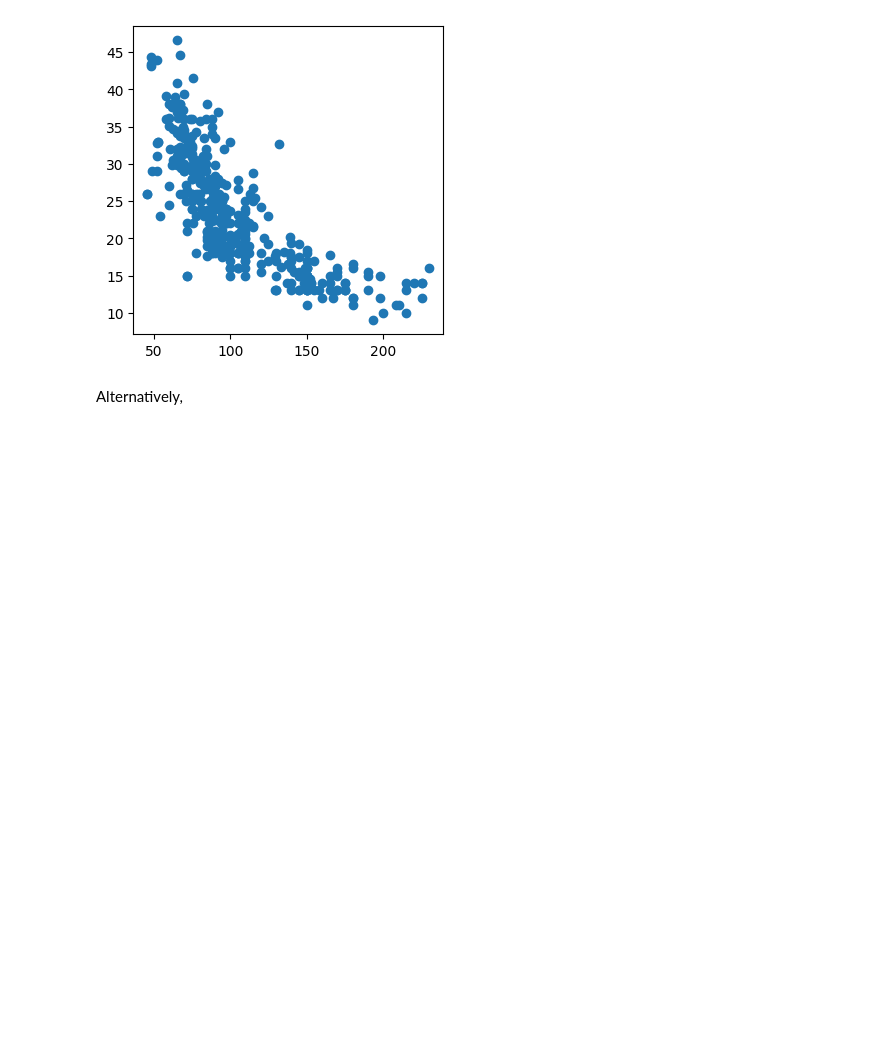
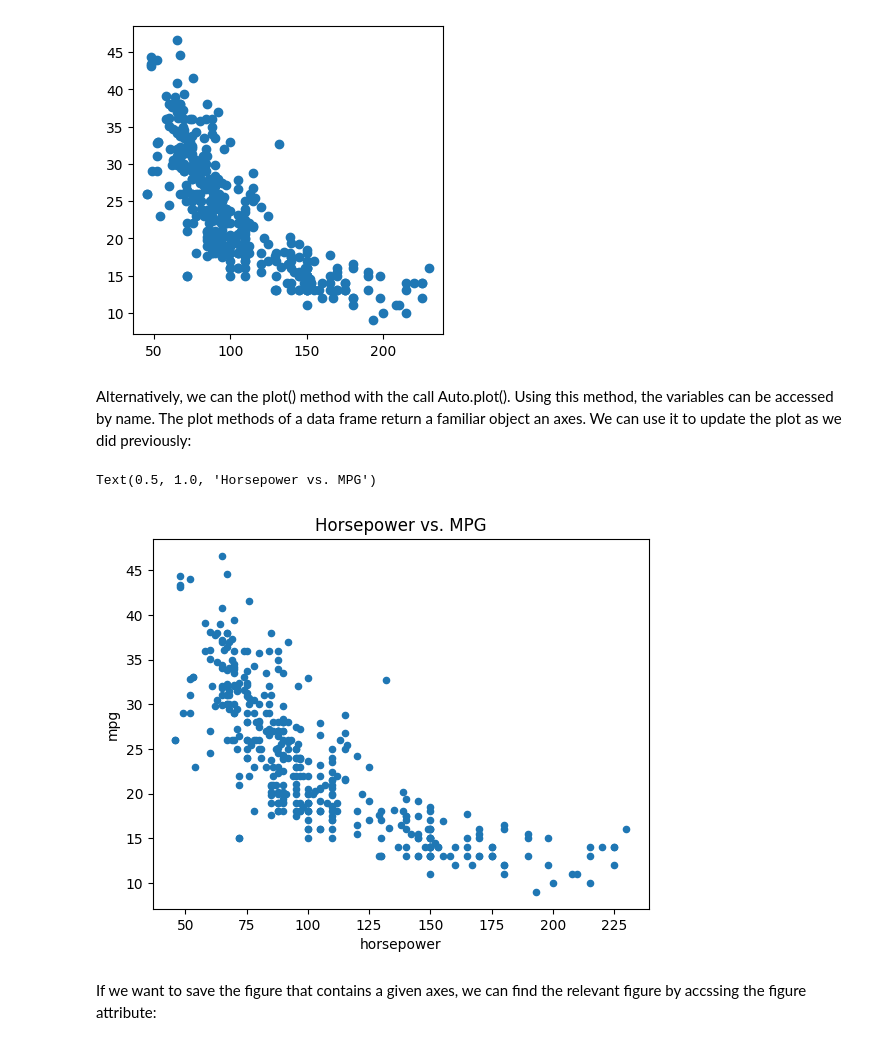
Before and after one commit to Anthonny20/AI-PROJECTS, a Jupyter notebook: ISLP/01_Pandas.ipynb, the cells around one changed output. Saved outputs shown, nothing was run; the diff lists cells and outputs as text; code cells hidden in the pictures; blank space fills up the shorter version.

```diff
--- a/ISLP/01_Pandas.ipynb
+++ b/ISLP/01_Pandas.ipynb
@@ -440,5 +437,13 @@ fig, ax = subplots(figsize=(4, 4))
 ax.plot(Auto['horsepower'], Auto['mpg'], 'o');
 # %% [output]
 [figure]
-# %% [markdown]
-Alternatively,
+# %% [markdown]
+Alternatively, we can the plot() method with the call Auto.plot(). Using this method, the variables can be accessed by name. The plot methods of a data frame return a familiar object an axes. We can use it to update the plot as we did previously:
+# %%
+ax = Auto.plot.scatter('horsepower', 'mpg');
+ax.set_title("Horsepower vs. MPG")
+# %% [output]
+Text(0.5, 1.0, 'Horsepower vs. MPG')
+[figure, added]
+# %% [markdown]
+If we want to save the figure that contains a given axes, we can find the relevant figure by accssing the figure attribute:
```
Also changed, not shown: parts of 21 cells of this notebook, 1 other file.
